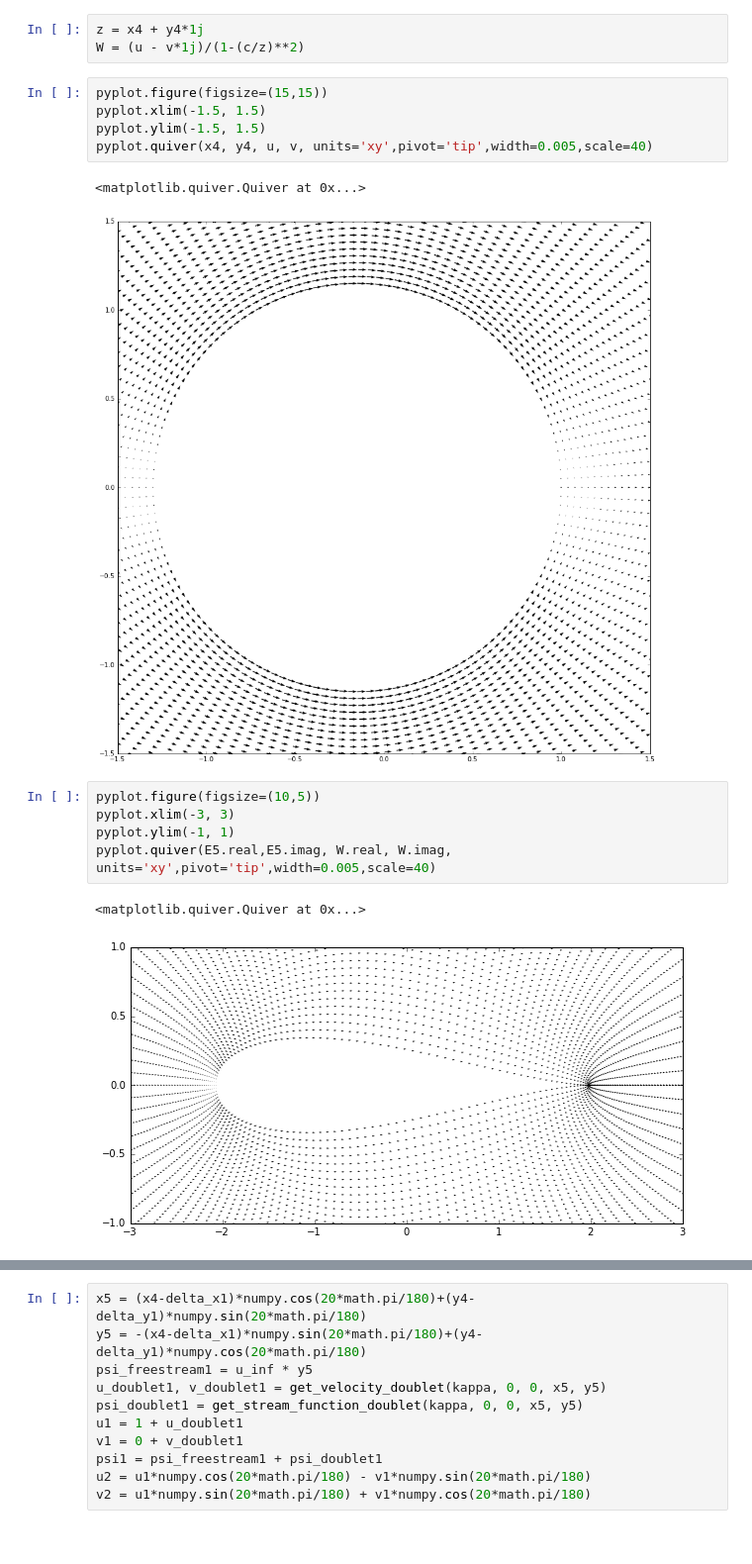
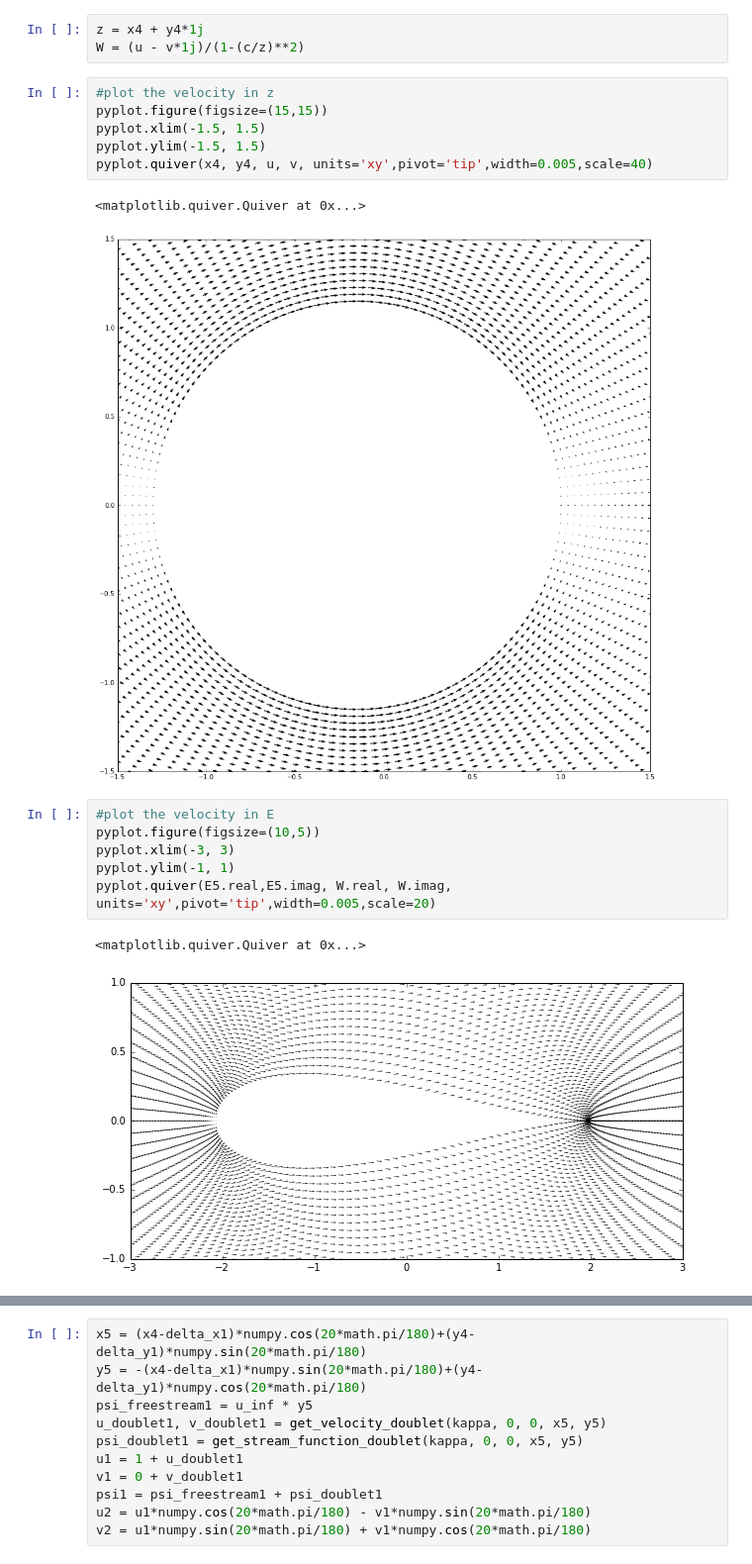
Before and after one commit to Dmphelps89/MAE6226-1, a Jupyter notebook: Assignment06.ipynb, the cells around one changed output, grey strips where cells are left out. Shown at 99% size. Saved outputs shown, nothing was run; the diff lists cells and outputs as text.

```diff
--- a/Assignment06.ipynb
+++ b/Assignment06.ipynb
@@ -225,6 +233,7 @@ pyplot.contour(E5.real, E5.imag, psi, levels = numpy.linspace(-5,5,31),colors='#
 z = x4 + y4*1j
 W = (u - v*1j)/(1-(c/z)**2)
 # %%
+#plot the velocity in z
 pyplot.figure(figsize=(15,15))
 pyplot.xlim(-1.5, 1.5)
 pyplot.ylim(-1.5, 1.5)
@@ -233,10 +242,11 @@ pyplot.quiver(x4, y4, u, v, units='xy',pivot='tip',width=0.005,scale=40)
 <matplotlib.quiver.Quiver at 0x...>
 [figure]
 # %%
+#plot the velocity in E
 pyplot.figure(figsize=(10,5))
 pyplot.xlim(-3, 3)
 pyplot.ylim(-1, 1)
-pyplot.quiver(E5.real,E5.imag, W.real, W.imag, units='xy',pivot='tip',width=0.005,scale=40)
+pyplot.quiver(E5.real,E5.imag, W.real, W.imag, units='xy',pivot='tip',width=0.005,scale=20)
 # %% [output]
 <matplotlib.quiver.Quiver at 0x...>
-[figure, old version]
+[figure, new version]
```
Also changed, not shown: parts of 30 cells of this notebook.
